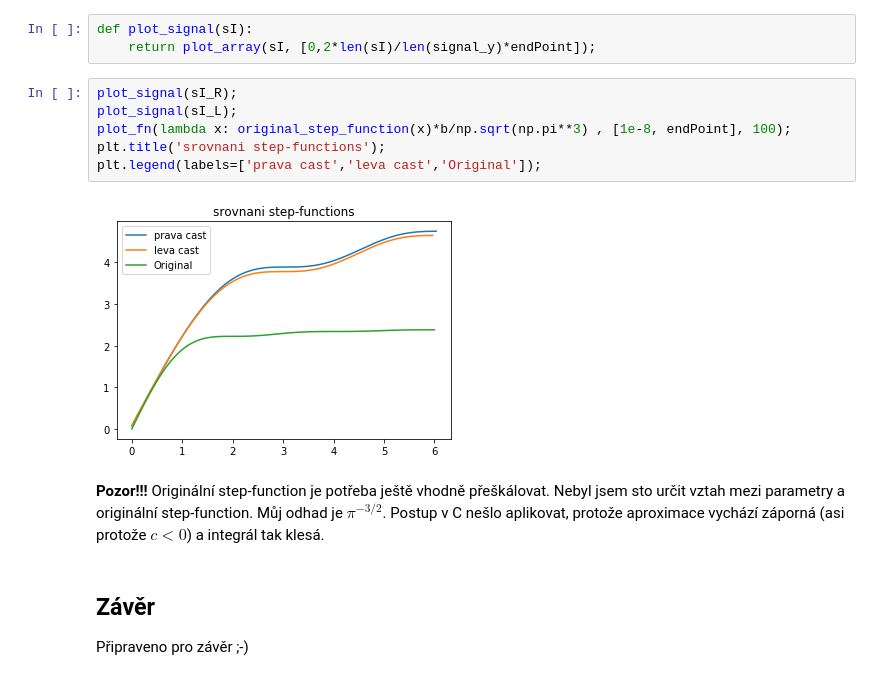
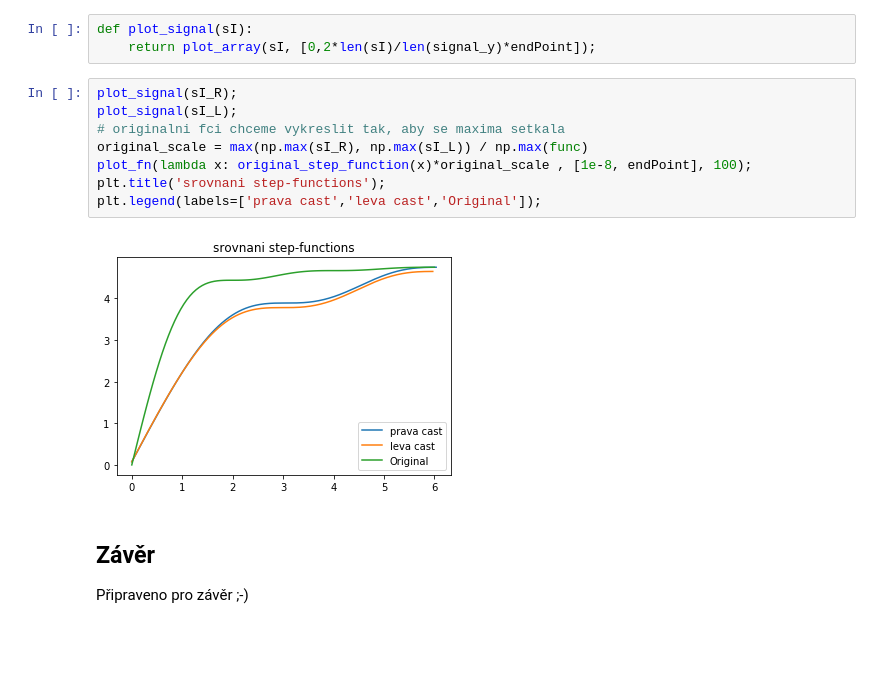
Before and after one commit to Tommekster/tyden-vedy-scintilator, a Jupyter notebook: stepfunction.ipynb, the cells around one changed output. Cells and saved outputs as stored; diff of their text form; blank space fills up the shorter version.

Commit message:
uprava posledniho plot - srovnani skalovacich fci; odstraneni uz zbytecnych varovani

```diff
--- a/stepfunction.ipynb
+++ b/stepfunction.ipynb
@@ -294,13 +289,13 @@ def plot_signal(sI):
 # %%
 plot_signal(sI_R);
 plot_signal(sI_L);
-plot_fn(lambda x: original_step_function(x)*b/np.sqrt(np.pi**3) , [1e-8, endPoint], 100);
+# originalni fci chceme vykreslit tak, aby se maxima setkala
+original_scale = max(np.max(sI_R), np.max(sI_L)) / np.max(func)
+plot_fn(lambda x: original_step_function(x)*original_scale , [1e-8, endPoint], 100);
 plt.title('srovnani step-functions');
 plt.legend(labels=['prava cast','leva cast','Original']);
 # %% [output]
-[figure, old version]
+[figure, new version]
-# %% [markdown]
-**Pozor!!!** Originální step-function je potřeba ještě vhodně přeškálovat. Nebyl jsem sto určit vztah mezi parametry a originální step-function. Můj odhad je $\pi^{-3/2}$. Postup v C nešlo aplikovat, protože aproximace vychází záporná (asi protože $ c < 0 $) a integrál tak klesá.
 # %% [markdown]
 ## Závěr
 
```
Also changed, not shown: parts of 3 cells of this notebook.
